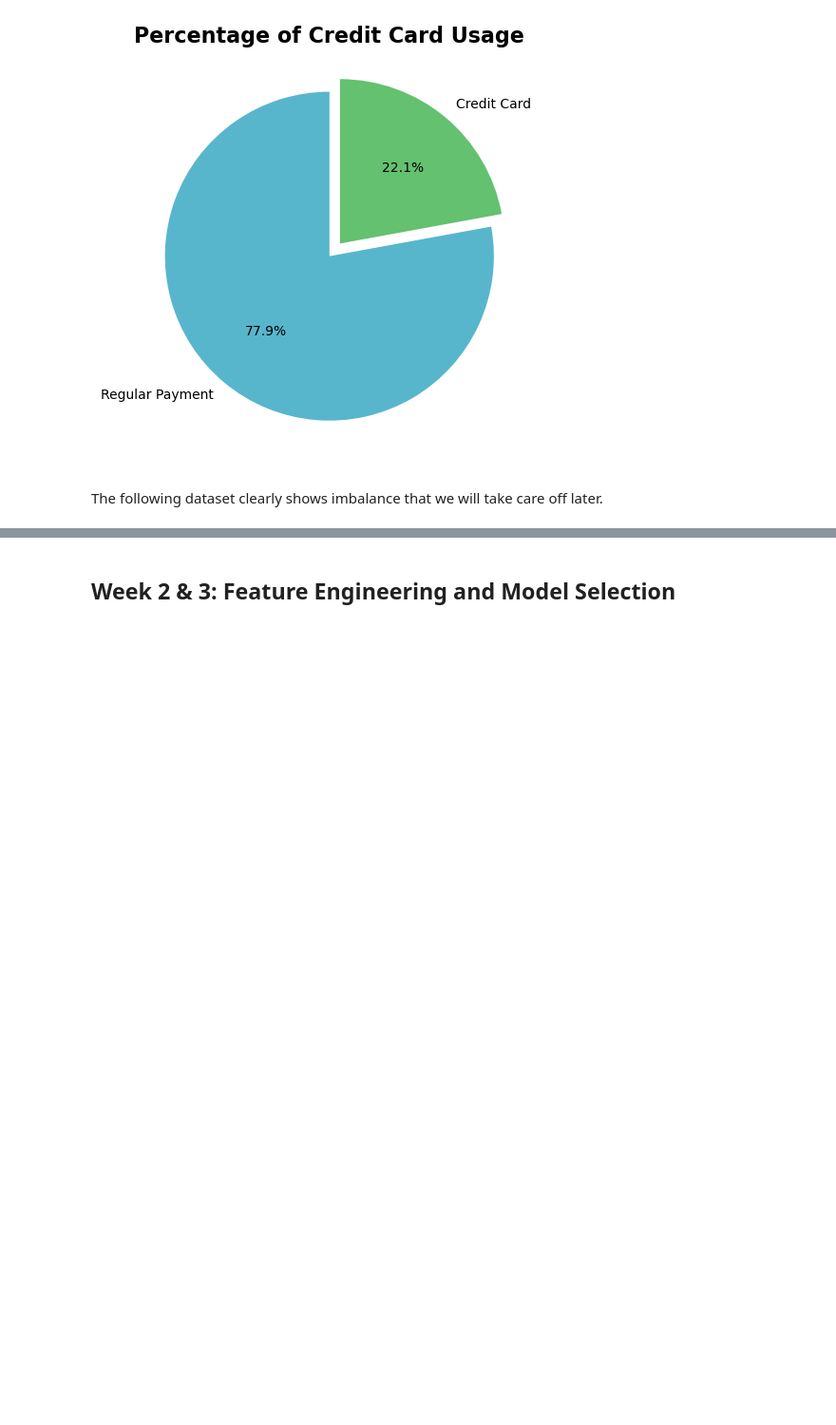
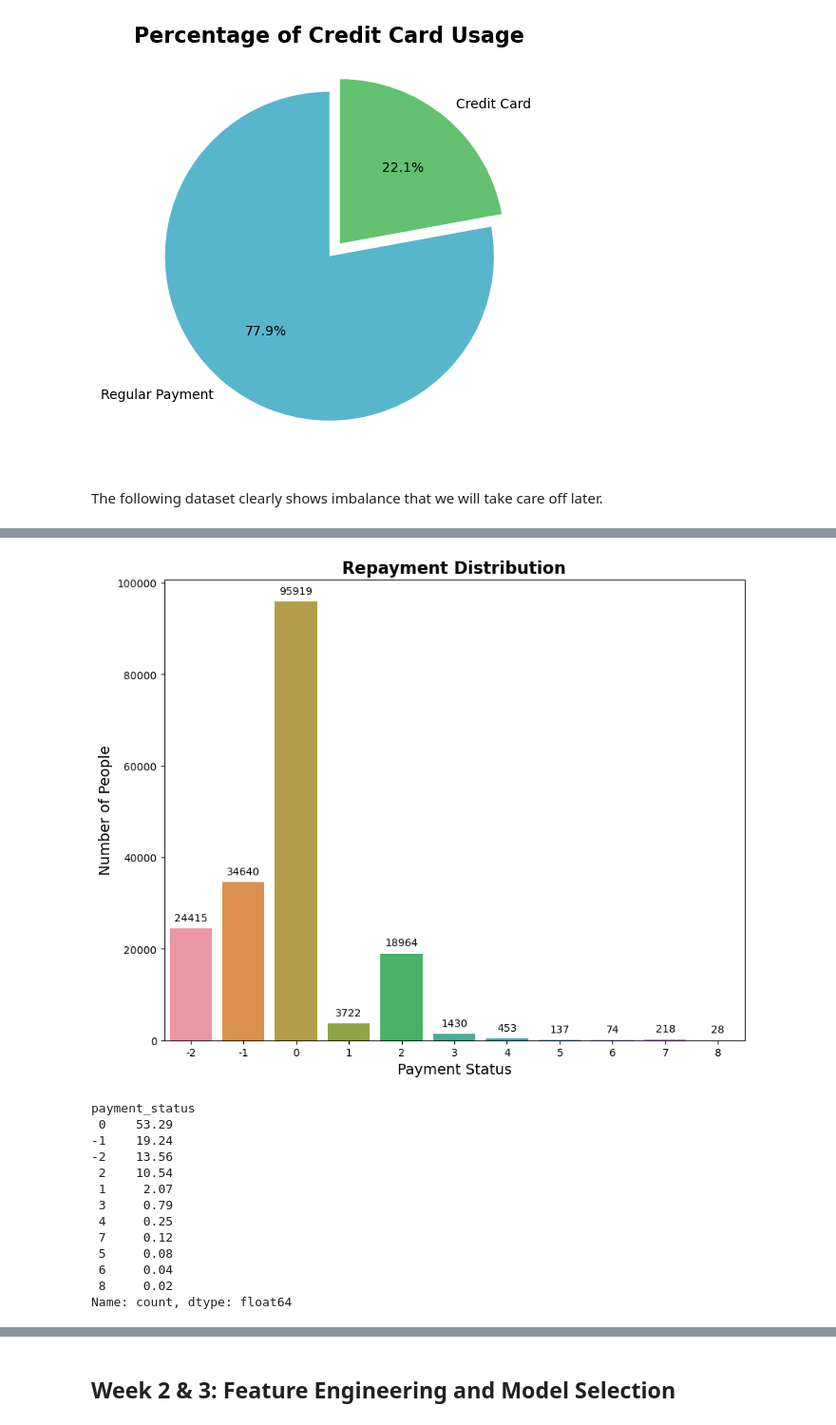
Before and after one commit to ohinson01/SDS-CP014-credit-card-default-pred, a Jupyter notebook: notebooks/olivia-hinson/olivia-credit-card-default-pred.ipynb, the cells around one changed output, grey strips where cells are left out. Shown at 95% size. Drawn from its saved outputs; the diff is of its cells as text; code cells hidden in the pictures; blank space fills up the shorter version.

```diff
--- a/notebooks/olivia-hinson/olivia-credit-card-default-pred.ipynb
+++ b/notebooks/olivia-hinson/olivia-credit-card-default-pred.ipynb
@@ -76,6 +76,13 @@ df
 | 29998 | 29999 | 80000 | 1 | 3 | 1 | 41 | 1 | -1 | 0 | 0 | ... |
 | 29999 | 30000 | 50000 | 1 | 2 | 1 | 46 | 0 | 0 | 0 | 0 | ... |
 30000 rows × 25 columns
+# %%
+# Create copy of dataframe in case need to use original later
+copy_df = df[['id', 'limit_bal', 'sex', 'education', 'marriage', 'age', 'pay_0',
+              'pay_2', 'pay_3', 'pay_4', 'pay_5', 'pay_6', 'bill_amt1', 'bill_amt2',
+              'bill_amt3', 'bill_amt4', 'bill_amt5', 'bill_amt6', 'pay_amt1',
+               'pay_amt2', 'pay_amt3', 'pay_amt4', 'pay_amt5', 'pay_amt6',
+               'default_payment_next_month']]
 # %%
 # Rename columns
 df.rename(columns={'pay_0':'sept_repayment', 'pay_2':'aug_repayment', 'pay_3':'jul_repayment', 'pay_4':'jun_repayment',
@@ -249,0 +442,7 @@ The following dataset clearly shows imbalance that we will take care off later.
+# %%
+# Drop NaN values
+# These values repeat ID number, but since there are only 6 months of data, it tries to find additional months data, which isn't there
+final_df.dropna(inplace=True)
+# %%
+# Drop unnecessary columns
+final_df.drop(['id', 'default_payment_next_month'], axis=1, inplace=True)
@@ -249,0 +466,35 @@ The following dataset clearly shows imbalance that we will take care off later.
+# %%
+plt.figure(figsize=(10, 8))  # Adjust figure size for better readability
+
+ax = sns.countplot(final_df, x='payment_status')
+
+# Add text annotations
+for p in ax.patches:
+    ax.annotate(f'{int(p.get_height())}',
+                (p.get_x() + p.get_width() / 2., p.get_height()),
+                ha='center', va='center',
+                xytext=(0, 10),
+                textcoords='offset points')
+
+plt.xlabel('Payment Status', fontsize=14)
+plt.ylabel('Number of People', fontsize=14)
+plt.title('Repayment Distribution', fontsize=16, fontweight='bold')
+plt.show()
+
+# Percentage of distribution
+print(round((final_df['payment_status'].value_counts()/final_df.shape[0]) * 100,2))
+# %% [output]
+[figure, added]
+payment_status
+ 0    53.29
+-1    19.24
+-2    13.56
+ 2    10.54
+ 1     2.07
+ 3     0.79
+ 4     0.25
+ 7     0.12
+ 5     0.08
+ 6     0.04
+ 8     0.02
+Name: count, dtype: float64
```
Also changed, not shown: parts of 32 cells of this notebook.
